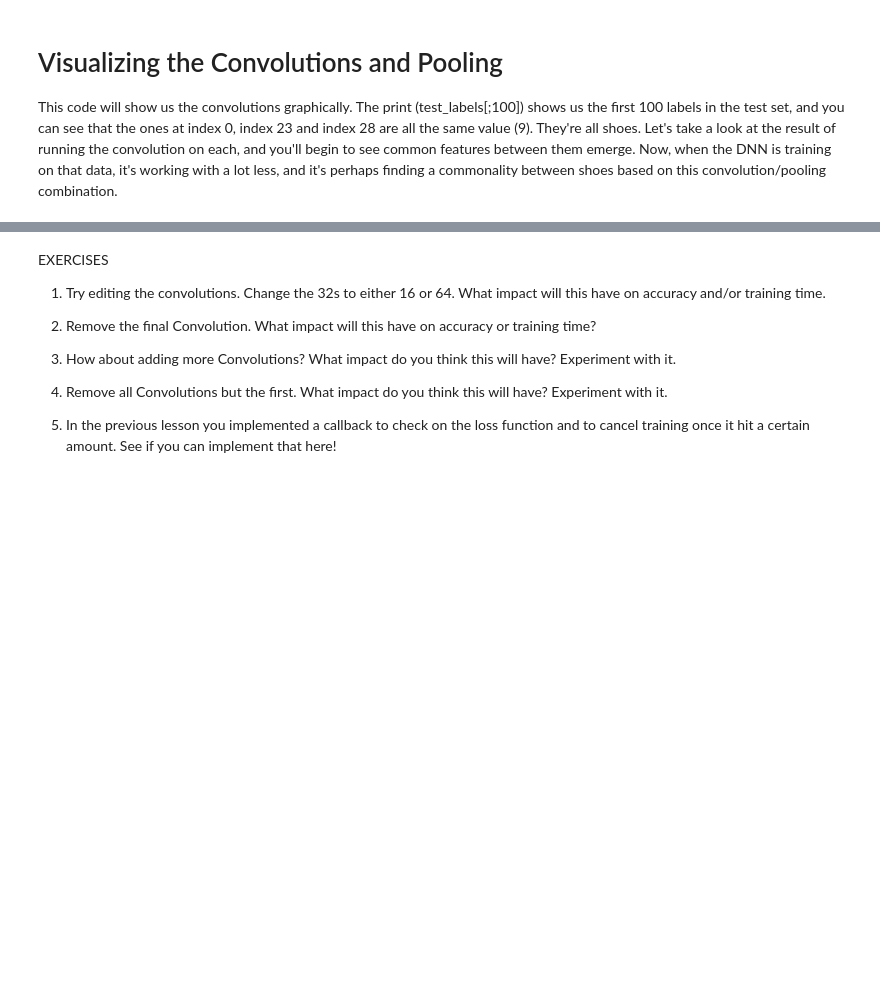
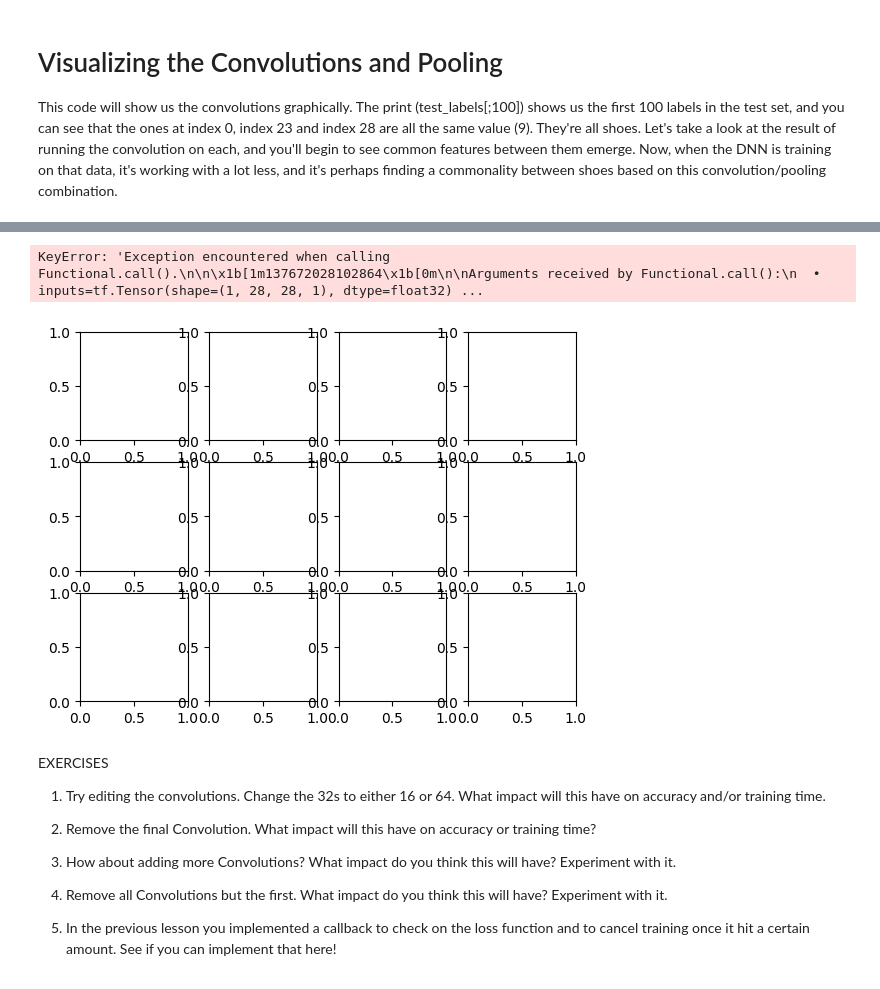
Before and after one commit to S14vcGt/learning-notebooks, a Jupyter notebook: Lab4-Using-Convolutions.ipynb, the cells around one changed output, grey strips where cells are left out. Drawn from its saved outputs; the diff is of its cells as text; code cells hidden in the pictures; blank space fills up the shorter version.

```diff
--- a/Lab4-Using-Convolutions.ipynb
+++ b/Lab4-Using-Convolutions.ipynb
@@ -202,23 +206,28 @@ print(test_labels[:100])
 # %%
 import matplotlib.pyplot as plt
 f, axarr = plt.subplots(3,4)
 FIRST_IMAGE=0
 SECOND_IMAGE=7
 THIRD_IMAGE=26
 CONVOLUTION_NUMBER = 1
 from tensorflow.keras import models
+# Call the model with a dummy input to define the input shape
+model(tf.keras.Input(shape=(28, 28, 1)))
 layer_outputs = [layer.output for layer in model.layers]
 activation_model = tf.keras.models.Model(inputs = model.input, outputs = layer_outputs)
 for x in range(0,4):
   f1 = activation_model.predict(test_images[FIRST_IMAGE].reshape(1, 28, 28, 1))[x]
   axarr[0,x].imshow(f1[0, : , :, CONVOLUTION_NUMBER], cmap='inferno')
   axarr[0,x].grid(False)
   f2 = activation_model.predict(test_images[SECOND_IMAGE].reshape(1, 28, 28, 1))[x]
   axarr[1,x].imshow(f2[0, : , :, CONVOLUTION_NUMBER], cmap='inferno')
   axarr[1,x].grid(False)
   f3 = activation_model.predict(test_images[THIRD_IMAGE].reshape(1, 28, 28, 1))[x]
   axarr[2,x].imshow(f3[0, : , :, CONVOLUTION_NUMBER], cmap='inferno')
   axarr[2,x].grid(False)
+# %% [output]
+KeyError: 'Exception encountered when calling Functional.call().\n\n\x1b[1m137672028102864\x1b[0m\n\nArguments received by Functional.call():\n  • inputs=tf.Tensor(shape=(1, 28, 28, 1), dtype=float32) ...
+[figure, added]
 # %% [markdown]
 EXERCISES
 
```
Also changed, not shown: parts of 4 cells of this notebook.
